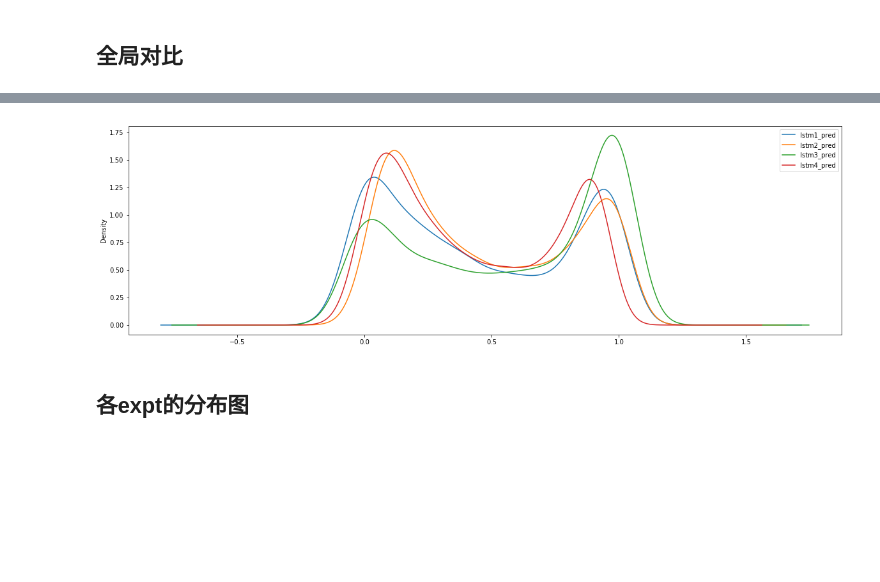
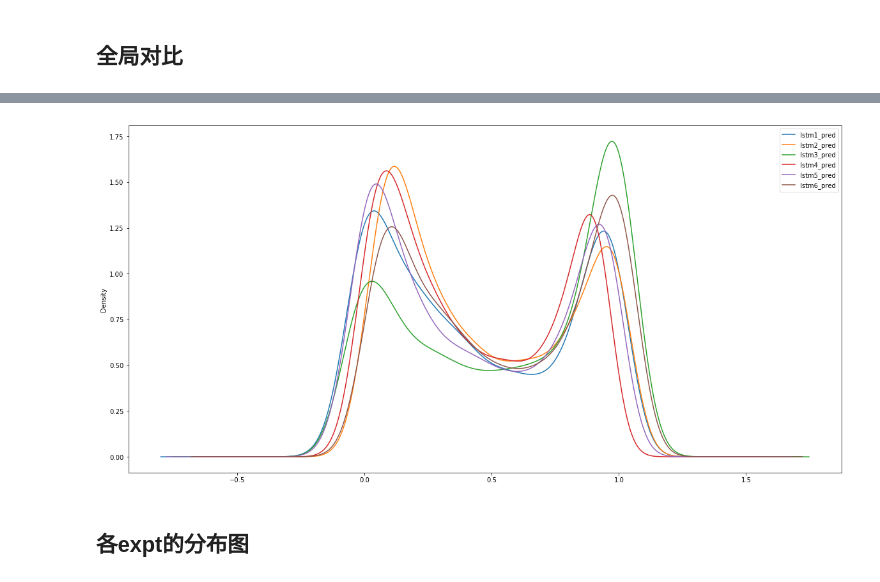
Before and after one commit to RMSnow/AMNet-Rumor, a Jupyter notebook: predict/Eval_insight.ipynb, the cells around one changed output, grey strips where cells are left out. Cells and saved outputs as stored; diff of their text form; code cells hidden in the pictures; blank space fills up the shorter version.

Commit message:
add expt5-6

```diff
--- a/predict/Eval_insight.ipynb
+++ b/predict/Eval_insight.ipynb
@@ -14,17 +18,21 @@ for i in range(1, 5):
 # %% [markdown]
 ## 全局对比
 # %%
-# 选择expt1，expt2，expt3.2，expt4.2
+# 选择expt1，expt2，expt3.2，expt4.2, expt5, expt6
 lstm1_df = pd.read_csv('eval-expt2.csv')
 lstm2_df = pd.read_csv('eval-expt3.2.csv')
 lstm3_df = pd.read_csv('eval-expt1.csv')
 lstm4_df = pd.read_csv('eval-expt4.2.csv')
+lstm5_df = pd.read_csv('eval-expt5.csv')
+lstm6_df = pd.read_csv('eval-expt6.csv')
 
 dfs = pd.DataFrame(
     {'lstm1_pred':lstm1_df['PredValue'],
      'lstm2_pred':lstm2_df['PredValue'],
     'lstm3_pred':lstm3_df['PredValue'],
-    'lstm4_pred':lstm4_df['PredValue']}
+    'lstm4_pred':lstm4_df['PredValue'],
+    'lstm5_pred':lstm5_df['PredValue'],
+    'lstm6_pred':lstm6_df['PredValue']}
 )
 # %%
 dfs.hist(figsize=fig_size)
@@ -35,9 +43,9 @@ plt.show()
 # %%
-dfs.plot(kind='density', figsize=fig_size)
+dfs.plot(kind='density', figsize=(20,10))
 plt.savefig(img_path + 'expts-density.png')
 plt.show()
 # %% [output]
-[figure, old version]
+[figure, new version]
 # %% [markdown]
 ## 各expt的分布图
 # %%
```
Also changed, not shown: parts of 3 cells of this notebook, 37 other files.
